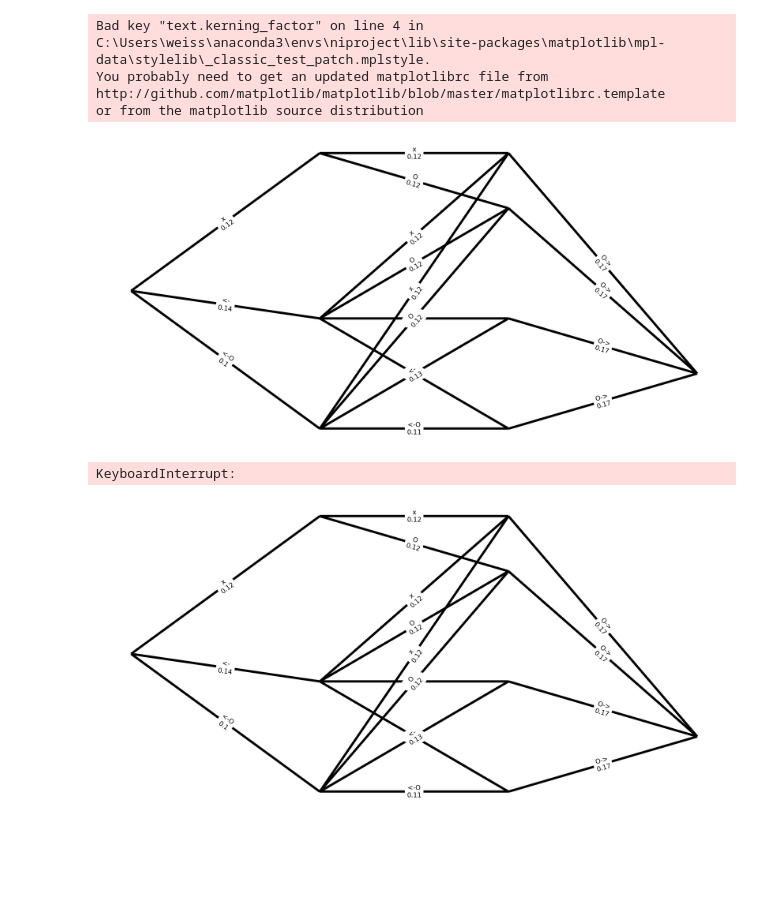
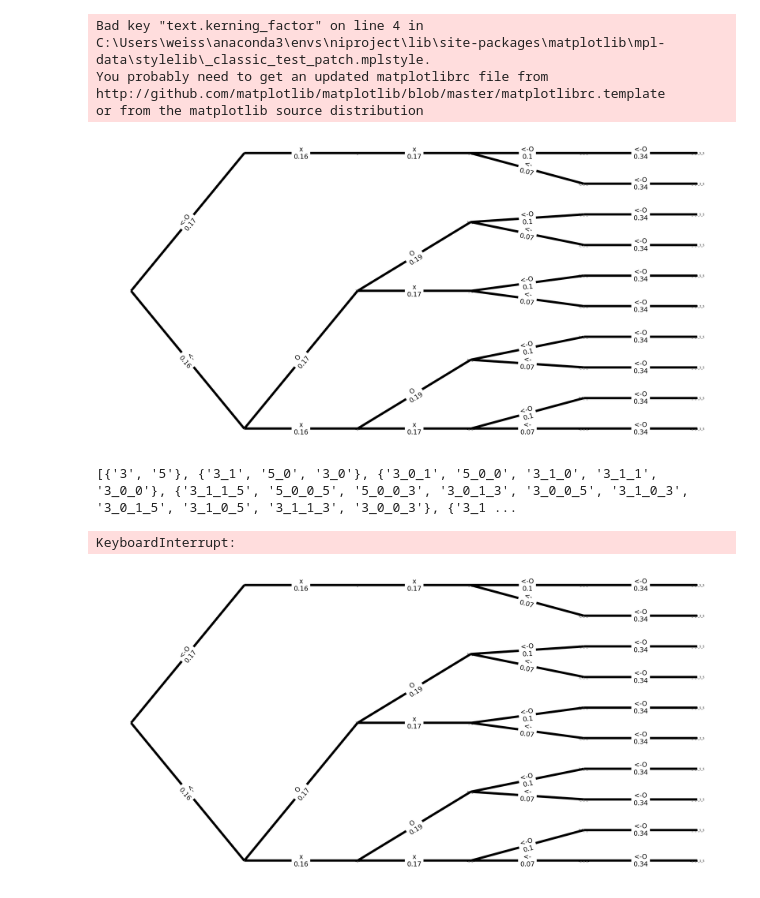
Before and after one commit to DennisWeiss/pong-deep-q-network-explainability, a Jupyter notebook: OpenAIPong_DQN.ipynb, the cells around one changed output. Drawn from its saved outputs; the diff is of its cells as text; code cells hidden in the pictures; blank space fills up the shorter version.

Commit message:
Implemented construction of action tree v2

```diff
--- a/OpenAIPong_DQN.ipynb
+++ b/OpenAIPong_DQN.ipynb
@@ -342,6 +342,14 @@ def showActionTreeV2(env, agent, state, episode, step, number_steps_ahead, numbe
 
         return action_paths
 
+    def subPathsOfLayers(action_paths, number_steps_ahead, number_of_best_paths):
+        sub_paths = list(map(lambda x: set(), range(number_steps_ahead)))
+        for i in range(number_of_best_paths):
+            for j in range(number_steps_ahead):
+                sub_paths[j].add('_'.join(map(lambda x: str(x['action']), action_paths[i][0:j+1])))
+        return sub_paths
+
+
     action_paths = qValuesAndScreens(env, agent, state, episode, step, number_steps_ahead)
 
     def lastQValue(actionPath):
@@ -351,22 +359,26 @@ def showActionTreeV2(env, agent, state, episode, step, number_steps_ahead, numbe
 
     action_paths.sort(key=lambda x: -lastQValue(x))
 
-    print(action_paths)
+    sub_paths_of_layers = subPathsOfLayers(action_paths, number_steps_ahead, number_of_best_paths)
 
     actionTree = nx.Graph()
-    actionTree.add_node('0', pos=(0, 0))
+    actionTree.add_node('_', pos=(0, 0))
 
     for i in range(number_of_best_paths):
         for j in range(len(action_paths[i])):
             x = j + 1
             y = action_paths[i][j]['action']
+            sub_paths_in_layer = list(sub_paths_of_layers[j])
+            sub_paths_in_layer.sort()
+            path = '_'.join(map(lambda x: str(x['action']), action_paths[i][0:j+1]))
             actionTree.add_node(
-                '{}_{}'.format(str(x), str(y)), pos=(3 * x, (len(actions) - 1) / 2 - y),
+                path,
+                pos=(3 * x, sub_paths_in_layer.index(path) * number_of_best_paths / max(len(sub_paths_in_layer) - 1, 1) - number_of_best_paths / 2),
                 image=action_paths[i][j]['img']
             )
             actionTree.add_edge(
-                '0' if j == 0 else '{}_{}'.format(str(j), str(action_paths[i][j-1]['action'])),
-                '{}_{}'.format(str(j+1), str(action_paths[i][j]['action'])),
+                '_' if j == 0 else '_'.join(map(lambda x: str(x['action']), action_paths[i][0:j])),
+                '_'.join(map(lambda x: str(x['action']), action_paths[i][0:j+1])),
                 label='{}\n{}'.format(action_dict[actions[action_paths[i][j]['action']]], round(action_paths[i][j]['q_value'], 2)),
                 width=10
 #                 width=max(SCALE * 4 * q_values_softmax[0, j].item(), 1)
@@ -375,7 +387,7 @@ def showActionTreeV2(env, agent, state, episode, step, number_steps_ahead, numbe
     pos = nx.get_node_attributes(actionTree, 'pos')
     fig = plt.figure(episode * MAX_STEP + step, figsize=(SCALE * 12, SCALE * 6))
     ax = fig.add_subplot(111)
-    nx.draw(actionTree, pos=pos, width=list(nx.get_edge_attributes(actionTree, 'width').values()), node_size=0)
+    nx.draw(actionTree, pos=pos, width=list(nx.get_edge_attributes(actionTree, 'width').values()), node_size=0, with_labels=True)
     nx.draw_networkx_edge_labels(actionTree, pos=pos, font_size=SCALE * 7, edge_labels=nx.get_edge_attributes(actionTree, 'label'))
 
 #     for i in range(number_of_best_paths):
@@ -428,8 +440,8 @@ for episode in range(startEpisode, MAX_EPISODE):
         if RENDER_GAME_WINDOW:
             environment.render()  # Show state visually
 
-        if step == 20:
-            showActionTreeV2(environment, agent, state, episode, step, 3, 10)
+        if step == 54:
+            showActionTreeV2(environment, agent, state, episode, step, 5, 10)
 #         showActionTree(environment, agent, state, episode, step, 6)
 
         # Select and perform an action
@@ -467,35 +479,36 @@ for episode in range(startEpisode, MAX_EPISODE):
             current_time_format = time.strftime("%H:%M:%S", time.gmtime())  # Get current dateTime as HH:MM:SS
             epsilonDict = {'epsilon': agent.epsilon}  # Create epsilon dict to save model as file
 
             if SAVE_MODELS and episode % SAVE_MODEL_INTERVAL == 0:  # Save model as file
                 weightsPath = MODEL_PATH + str(episode) + '.pkl'
                 epsilonPath = MODEL_PATH + str(episode) + '.json'
 
                 torch.save(agent.online_model.state_dict(), weightsPath)
                 with open(epsilonPath, 'w') as outfile:
                     json.dump(epsilonDict, outfile)
 
             if TRAIN_MODEL:
                 agent.target_model.load_state_dict(agent.online_model.state_dict())  # Update target model
 
             last_100_ep_reward.append(total_reward)
             avg_max_q_val = total_max_q_val / step
 
             outStr = "Episode:{} Time:{} Reward:{:.2f} Loss:{:.2f} Last_100_Avg_Rew:{:.3f} Avg_Max_Q:{:.3f} Epsilon:{:.2f} Duration:{:.2f} Step:{} CStep:{}".format(
                 episode, current_time_format, total_reward, total_loss, np.mean(last_100_ep_reward), avg_max_q_val, agent.epsilon, time_passed, step, total_step
             )
 
             print(outStr)
 
             if SAVE_MODELS:
                 outputPath = MODEL_PATH + "out" + '.txt'  # Save outStr to file
                 with open(outputPath, 'a') as outfile:
                     outfile.write(outStr+"\n")
 
             break
 # %% [output]
-[figure, old version]
+[figure, new version]
-KeyboardInterrupt:
+[{'3', '5'}, {'3_1', '5_0', '3_0'}, {'3_0_1', '5_0_0', '3_1_0', '3_1_1', '3_0_0'}, {'3_1_1_5', '5_0_0_5', '5_0_0_3', '3_0_1_3', '3_0_0_5', '3_1_0_3', '3_0_1_5', '3_1_0_5', '3_1_1_3', '3_0_0_3'}, {'3_1 ...
+KeyboardInterrupt:
-[figure, old version]
+[figure, new version]
 # %%
 torch.load(MODEL_PATH+"900.pkl", map_location="cpu")
```
